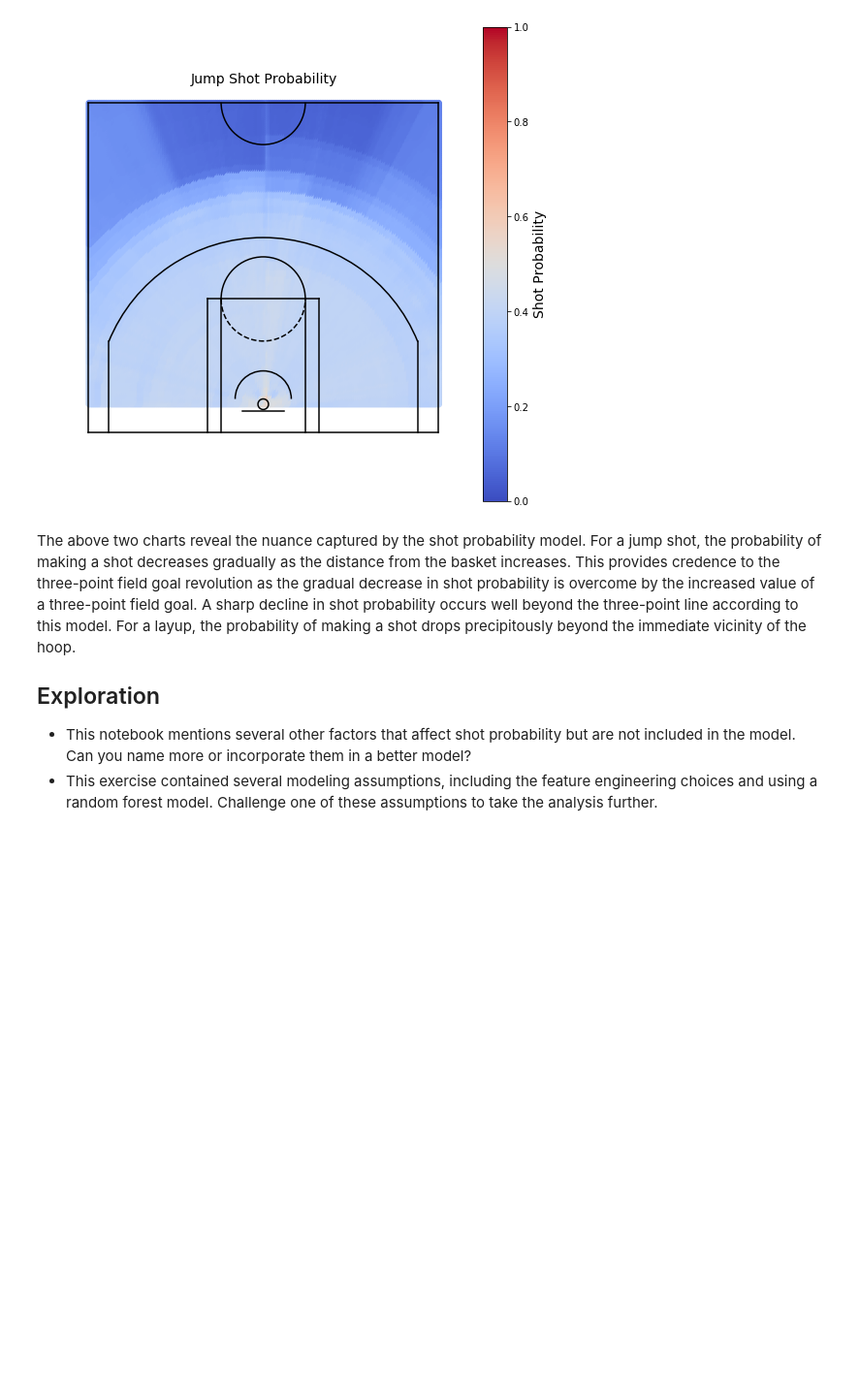
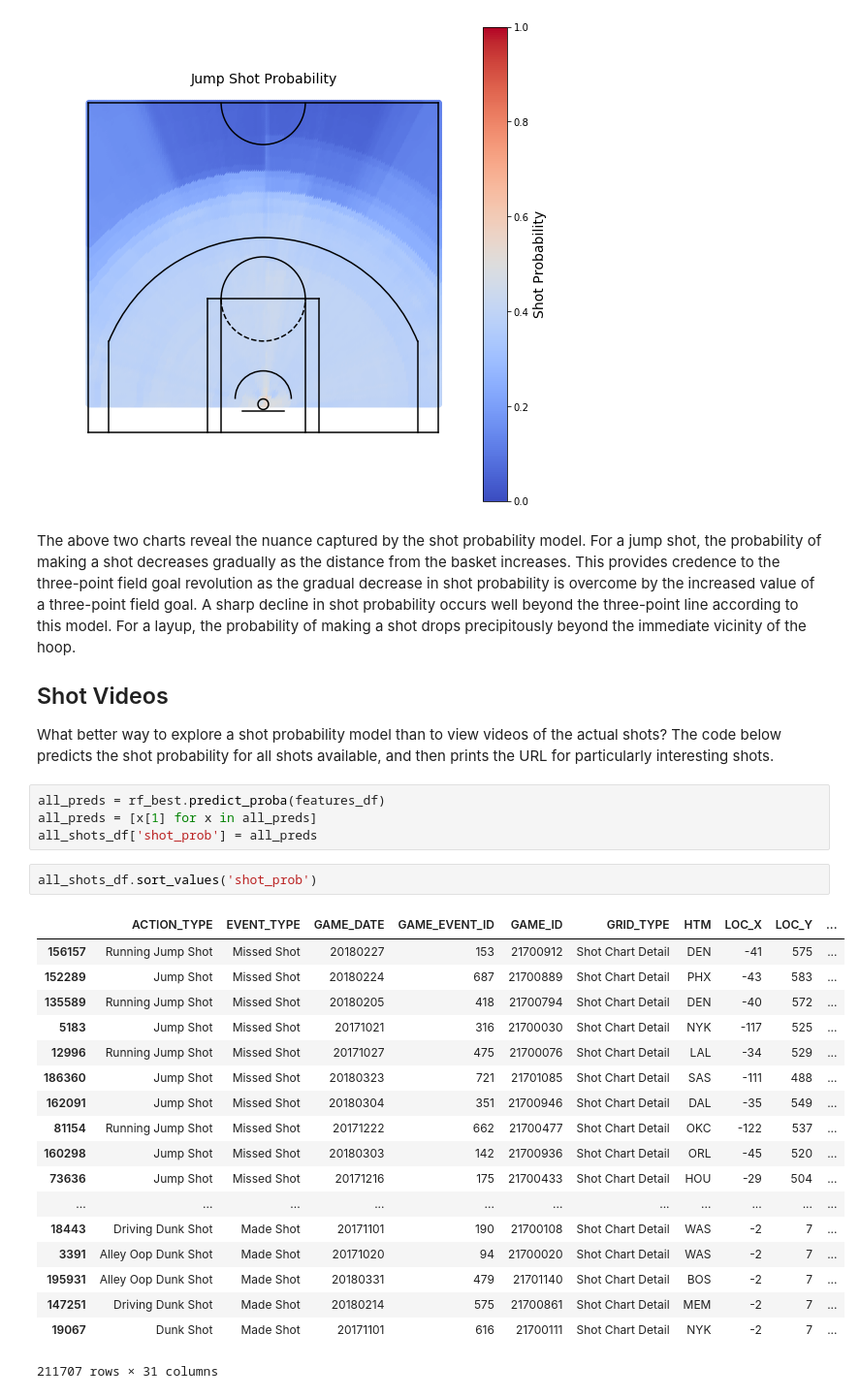
Before and after one commit to basketballrelativity/shot_probability, a Jupyter notebook: shot_probability.ipynb, the cells around one changed output. Shown at 97% size. Saved outputs shown, nothing was run; the diff lists cells and outputs as text; blank space fills up the shorter version.

Commit message:
adding links to view shot video

```diff
--- a/shot_probability.ipynb
+++ b/shot_probability.ipynb
@@ -599,7 +600,31 @@ model_heatmap('JUMP', rf_best)
 # %% [markdown]
 The above two charts reveal the nuance captured by the shot probability model. For a jump shot, the probability of making a shot decreases gradually as the distance from the basket increases. This provides credence to the three-point field goal revolution as the gradual decrease in shot probability is overcome by the increased value of a three-point field goal. A sharp decline in shot probability occurs well beyond the three-point line according to this model. For a layup, the probability of making a shot drops precipitously beyond the immediate vicinity of the hoop.
 
-## Exploration
+## Shot Videos
 
-- This notebook mentions several other factors that affect shot probability but are not included in the model. Can you name more or incorporate them in a better model?
-- This exercise contained several modeling assumptions, including the feature engineering choices and using a random forest model. Challenge one of these assumptions to take the analysis further.
+What better way to explore a shot probability model than to view videos of the actual shots? The code below predicts the shot probability for all shots available, and then prints the URL for particularly interesting shots.
+# %%
+all_preds = rf_best.predict_proba(features_df)
+all_preds = [x[1] for x in all_preds]
+all_shots_df['shot_prob'] = all_preds
+# %%
+all_shots_df.sort_values('shot_prob')
+# %% [output]
+|  | ACTION_TYPE | EVENT_TYPE | GAME_DATE | GAME_EVENT_ID | GAME_ID | GRID_TYPE | HTM | LOC_X | LOC_Y | ... |
+| 156157 | Running Jump Shot | Missed Shot | 20180227 | 153 | 21700912 | Shot Chart Detail | DEN | -41 | 575 | ... |
+| 152289 | Jump Shot | Missed Shot | 20180224 | 687 | 21700889 | Shot Chart Detail | PHX | -43 | 583 | ... |
+| 135589 | Running Jump Shot | Missed Shot | 20180205 | 418 | 21700794 | Shot Chart Detail | DEN | -40 | 572 | ... |
+| 5183 | Jump Shot | Missed Shot | 20171021 | 316 | 21700030 | Shot Chart Detail | NYK | -117 | 525 | ... |
+| 12996 | Running Jump Shot | Missed Shot | 20171027 | 475 | 21700076 | Shot Chart Detail | LAL | -34 | 529 | ... |
+| 186360 | Jump Shot | Missed Shot | 20180323 | 721 | 21701085 | Shot Chart Detail | SAS | -111 | 488 | ... |
+| 162091 | Jump Shot | Missed Shot | 20180304 | 351 | 21700946 | Shot Chart Detail | DAL | -35 | 549 | ... |
+| 81154 | Running Jump Shot | Missed Shot | 20171222 | 662 | 21700477 | Shot Chart Detail | OKC | -122 | 537 | ... |
+| 160298 | Jump Shot | Missed Shot | 20180303 | 142 | 21700936 | Shot Chart Detail | ORL | -45 | 520 | ... |
+| 73636 | Jump Shot | Missed Shot | 20171216 | 175 | 21700433 | Shot Chart Detail | HOU | -29 | 504 | ... |
+| ... | ... | ... | ... | ... | ... | ... | ... | ... | ... | ... |
+| 18443 | Driving Dunk Shot | Made Shot | 20171101 | 190 | 21700108 | Shot Chart Detail | WAS | -2 | 7 | ... |
+| 3391 | Alley Oop Dunk Shot | Made Shot | 20171020 | 94 | 21700020 | Shot Chart Detail | WAS | -2 | 7 | ... |
+| 195931 | Alley Oop Dunk Shot | Made Shot | 20180331 | 479 | 21701140 | Shot Chart Detail | BOS | -2 | 7 | ... |
+| 147251 | Driving Dunk Shot | Made Shot | 20180214 | 575 | 21700861 | Shot Chart Detail | MEM | -2 | 7 | ... |
+| 19067 | Dunk Shot | Made Shot | 20171101 | 616 | 21700111 | Shot Chart Detail | NYK | -2 | 7 | ... |
+211707 rows × 31 columns
```
Also changed, not shown: parts of 10 cells of this notebook.
